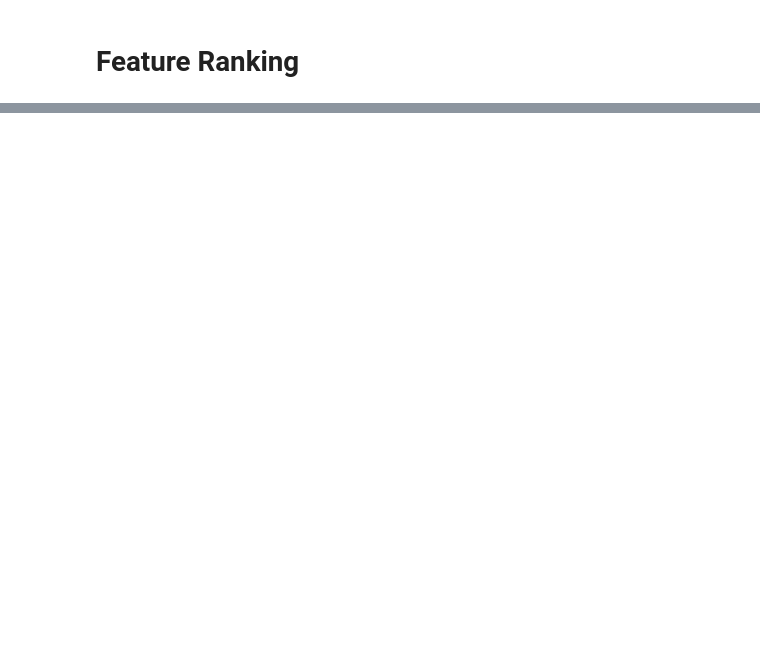
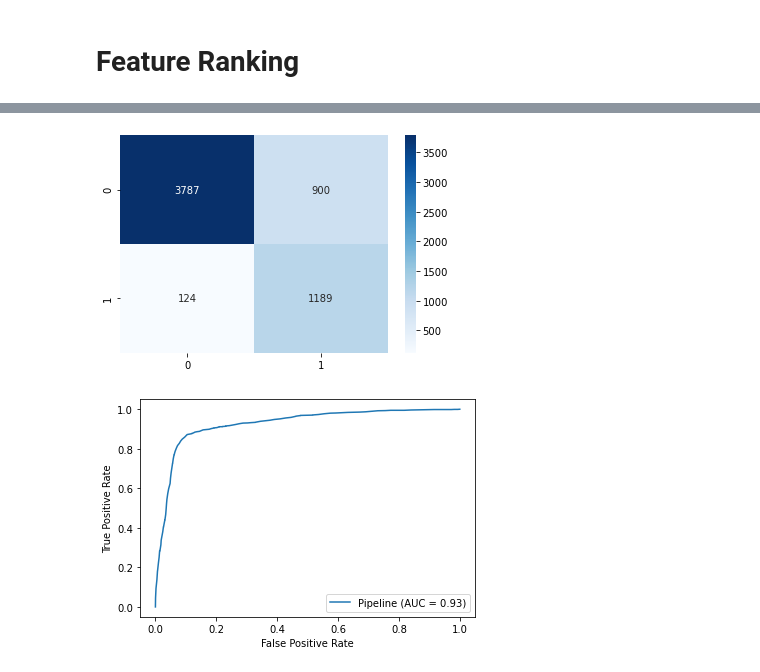
Before and after one commit to Jake-LJH/default-prediction, a Jupyter notebook: source/cc_model_training.ipynb, the cells around one changed output, grey strips where cells are left out. Cells and saved outputs as stored; diff of their text form; code cells hidden in the pictures; blank space fills up the shorter version.

```diff
--- a/source/cc_model_training.ipynb
+++ b/source/cc_model_training.ipynb
@@ -407,0 +477,13 @@ plt.show()
+# %%
+X_train, x_test, Y_train, y_test = train_test_split(X, y, test_size = 0.20, random_state=42)
+X_train.head()
+
+y_pred = top10_model.predict(x_test)
+
+cm = confusion_matrix(y_test, y_pred)
+sns.heatmap(cm, annot=True, cmap="Blues" ,fmt =".0f");
+
+roc = plot_roc_curve(top10_model, x_test, y_test)
+# %% [output]
+[figure, added]
+[figure, added]
```
Also changed, not shown: parts of 16 cells of this notebook.
